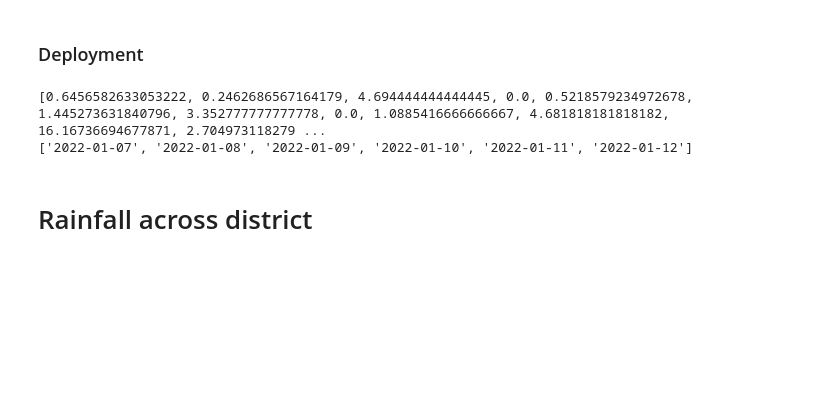
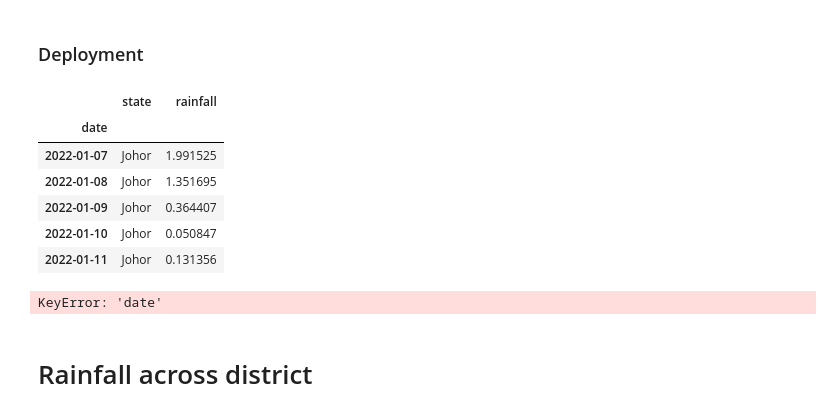
Before and after one commit to roosern-dev/RainfallAnalysis, a Jupyter notebook: data/Scraping.ipynb, the cells around one changed output. Saved outputs shown, nothing was run; the diff lists cells and outputs as text; code cells hidden in the pictures; blank space fills up the shorter version.

```diff
--- a/data/Scraping.ipynb
+++ b/data/Scraping.ipynb
@@ -199,7 +211,14 @@ DFDayTrend.to_csv(rainfallAcrossWeekPath)
+# %%
+DFDayTrend.head()
+# %% [output]
+|  | state | rainfall |
+| date |  |  |
+| 2022-01-07 | Johor | 1.991525 |
+| 2022-01-08 | Johor | 1.351695 |
+| 2022-01-09 | Johor | 0.364407 |
+| 2022-01-10 | Johor | 0.050847 |
+| 2022-01-11 | Johor | 0.131356 |
 # %%
-rainfallAcrossWeekPath = r"C:\Users\ryeoh\Project\RainFallAnalysis\data\rainFall_acrossweek_Data.csv"
-DFDayTrend = pd.read_csv(rainfallAcrossWeekPath)
-#rainfallAcrossWeek = {}
 rainfallAcrossWeekList = []
 daysList = []
 
@@ -217,14 +236,13 @@ state = "Johor"
 stateData = groupedRainfallByState.get_group(state)
 for date in stateData.index:
     #weeklyRainfallData.append(stateData.loc[date]['rainfall'])
-    rainfallList.append(stateData.loc[date]['rainfall'])
+    rainfallAcrossWeekList.append(stateData.loc[date]['rainfall'])
     daysList.append(stateData.loc[date]['date'])
 #rainfallAcrossWeek[state] = weeklyRainfallData
 print(rainfallList)
 print(daysList)
 # %% [output]
-[0.6456582633053222, 0.2462686567164179, 4.694444444444445, 0.0, 0.5218579234972678, 1.445273631840796, 3.352777777777778, 0.0, 1.0885416666666667, 4.681818181818182, 16.16736694677871, 2.704973118279 ...
-['2022-01-07', '2022-01-08', '2022-01-09', '2022-01-10', '2022-01-11', '2022-01-12']
+KeyError: 'date'
 # %%
 rainfaillAvgPath = r"C:\Users\ryeoh\Project\RainFallAnalysis\data\rainFallavg_bystate_Data.csv"
 avg.to_csv(rainfaillAvgPath)
```
Also changed, not shown: parts of 6 cells of this notebook, 2 other files.
